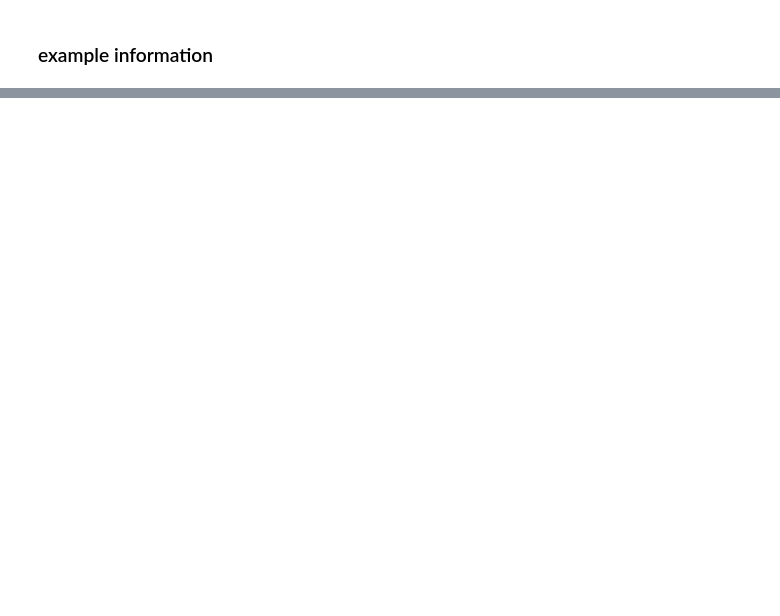
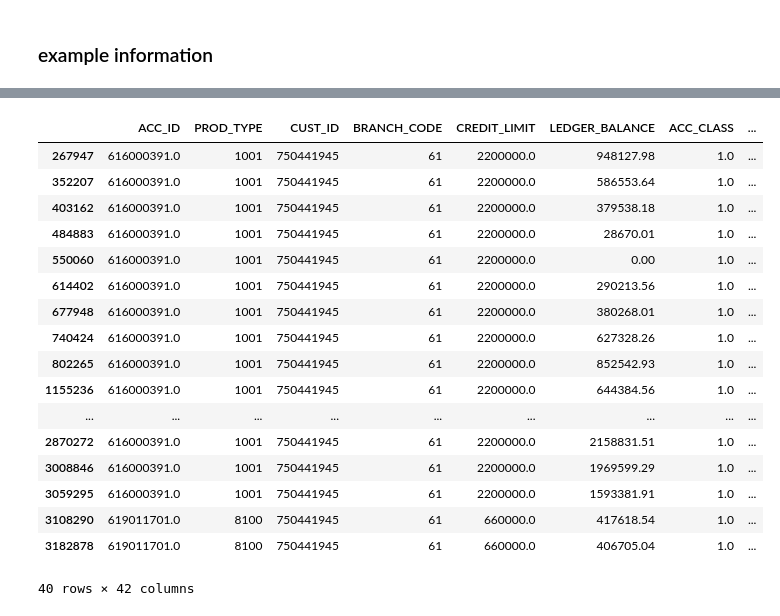
Before and after one commit to Taecpy/CRR_SICR, a Jupyter notebook: PrepareCRR_SICR.ipynb, the cells around one changed output, grey strips where cells are left out. Drawn from its saved outputs; the diff is of its cells as text; code cells hidden in the pictures; blank space fills up the shorter version.

```diff
--- a/PrepareCRR_SICR.ipynb
+++ b/PrepareCRR_SICR.ipynb
@@ -522,0 +567,15 @@ test.to_excel(os.path.join(output,'test.xlsx'),index=False)
+# %%
+df_p = pd.read_csv(filenames,sep='\t')
+# %%
+df_p['AS_OF_DATE'].replace(list_date,inplace=True)
+df_p.drop_duplicates(subset=['CUST_ID','AS_OF_DATE'],inplace=True)
+# i = df_ex['Customer Number'].unique()[-30]
+i = 750441945
+df = df_p[df_p['CUST_ID'].isin([i])]
+df2 = df_ex[df_ex['Customer Number'].isin([i])]
+df2['วันที่ประเมิน_originate'] = pd.to_datetime(df2['วันที่ประเมิน_originate'])
+df['AS_OF_DATE'] = pd.to_datetime(df['AS_OF_DATE'])
+df_3 = df[df['AS_OF_DATE'] >= df2['วันที่ประเมิน_originate'].unique()[0]]
+df_3.sort_values(by=['AS_OF_DATE'])
+# %%
+df_3['Months'] = df_3['AS_OF_DATE'].dt.to_period('M').astype('int64') - df_3['วันที่ประเมิน_originate'].dt.to_period('M').astype('int64')
@@ -522,0 +588,21 @@ test.to_excel(os.path.join(output,'test.xlsx'),index=False)
+# %%
+df_3
+# %% [output]
+|  | ACC_ID | PROD_TYPE | CUST_ID | BRANCH_CODE | CREDIT_LIMIT | LEDGER_BALANCE | ACC_CLASS | ... |
+| 267947 | 616000391.0 | 1001 | 750441945 | 61 | 2200000.0 | 948127.98 | 1.0 | ... |
+| 352207 | 616000391.0 | 1001 | 750441945 | 61 | 2200000.0 | 586553.64 | 1.0 | ... |
+| 403162 | 616000391.0 | 1001 | 750441945 | 61 | 2200000.0 | 379538.18 | 1.0 | ... |
+| 484883 | 616000391.0 | 1001 | 750441945 | 61 | 2200000.0 | 28670.01 | 1.0 | ... |
+| 550060 | 616000391.0 | 1001 | 750441945 | 61 | 2200000.0 | 0.00 | 1.0 | ... |
+| 614402 | 616000391.0 | 1001 | 750441945 | 61 | 2200000.0 | 290213.56 | 1.0 | ... |
+| 677948 | 616000391.0 | 1001 | 750441945 | 61 | 2200000.0 | 380268.01 | 1.0 | ... |
+| 740424 | 616000391.0 | 1001 | 750441945 | 61 | 2200000.0 | 627328.26 | 1.0 | ... |
+| 802265 | 616000391.0 | 1001 | 750441945 | 61 | 2200000.0 | 852542.93 | 1.0 | ... |
+| 1155236 | 616000391.0 | 1001 | 750441945 | 61 | 2200000.0 | 644384.56 | 1.0 | ... |
+| ... | ... | ... | ... | ... | ... | ... | ... | ... |
+| 2870272 | 616000391.0 | 1001 | 750441945 | 61 | 2200000.0 | 2158831.51 | 1.0 | ... |
+| 3008846 | 616000391.0 | 1001 | 750441945 | 61 | 2200000.0 | 1969599.29 | 1.0 | ... |
+| 3059295 | 616000391.0 | 1001 | 750441945 | 61 | 2200000.0 | 1593381.91 | 1.0 | ... |
+| 3108290 | 619011701.0 | 8100 | 750441945 | 61 | 660000.0 | 417618.54 | 1.0 | ... |
+| 3182878 | 619011701.0 | 8100 | 750441945 | 61 | 660000.0 | 406705.04 | 1.0 | ... |
+40 rows × 42 columns
```
Also changed, not shown: parts of 12 cells of this notebook, 19 other files.
